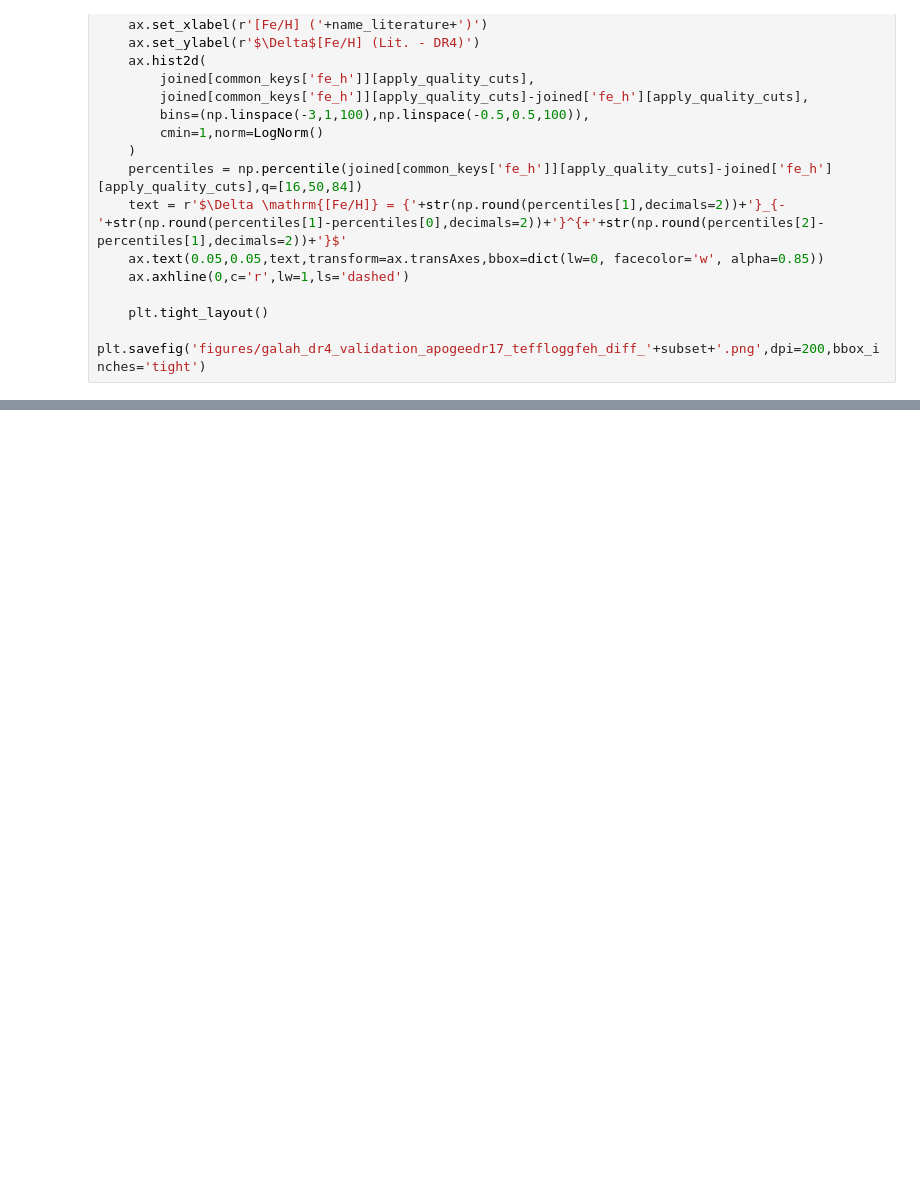
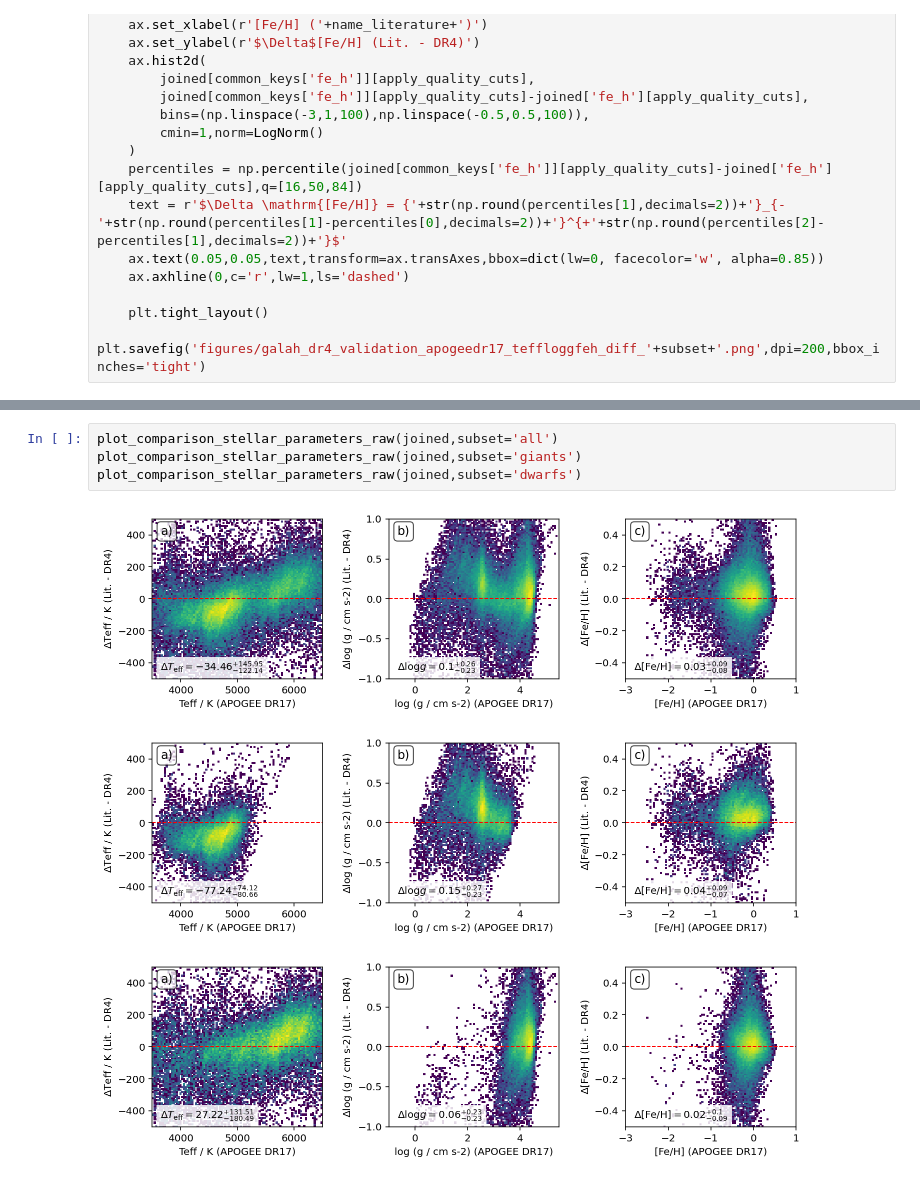
Before and after one commit to svenbuder/GALAH_DR4, a Jupyter notebook: validation/galah_dr4_validation_apogeedr17.ipynb, the cells around one changed output, grey strips where cells are left out. Cells and saved outputs as stored; diff of their text form; blank space fills up the shorter version.

```diff
--- a/validation/galah_dr4_validation_apogeedr17.ipynb
+++ b/validation/galah_dr4_validation_apogeedr17.ipynb
@@ -369,3 +467,11 @@ plot_comparison_stellar_parameters(joined,subset='dwarfs')
+# %%
+plot_comparison_stellar_parameters_raw(joined,subset='all')
+plot_comparison_stellar_parameters_raw(joined,subset='giants')
+plot_comparison_stellar_parameters_raw(joined,subset='dwarfs')
+# %% [output]
+[figure, added]
+[figure, added]
+[figure, added]
 # %%
 def plot_comparison_xfe(joined, element = 'C', name_literature = 'APOGEE DR17'):
     f, gs = plt.subplots(1,3,figsize=(10,3),sharey=True)
```
Also changed, not shown: parts of 6 cells of this notebook, 22 other files.
